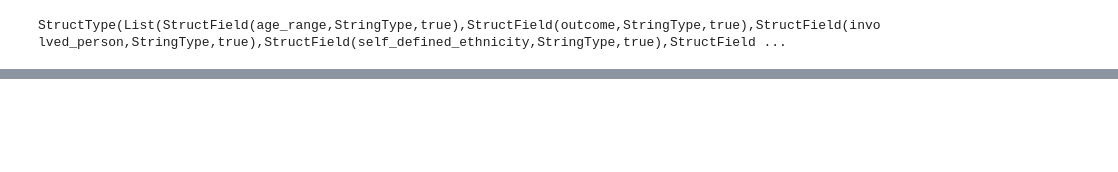
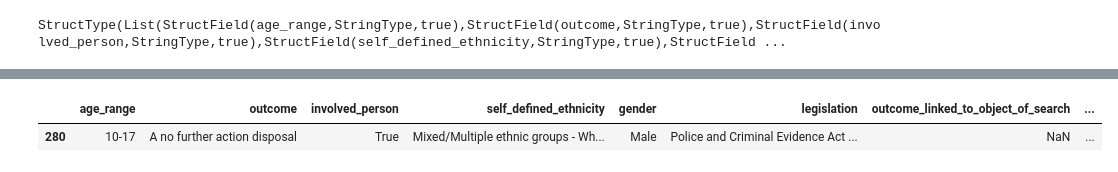
Before and after one commit to gerrykou/uk_crime_data, a Jupyter notebook: notebooks/search-force.ipynb, the cells around one changed output, grey strips where cells are left out. Cells and saved outputs as stored; diff of their text form; code cells hidden in the pictures; blank space fills up the shorter version.

```diff
--- a/notebooks/search-force.ipynb
+++ b/notebooks/search-force.ipynb
@@ -72,0 +94,6 @@ StructType(List(StructField(age_range,StringType,true),StructField(outcome,Strin
+# %%
+sample_df_sf_pd = df_sf_pd.sample()
+sample_df_sf_pd
+# %% [output]
+|  | age_range | outcome | involved_person | self_defined_ethnicity | gender | legislation | outcome_linked_to_object_of_search | ... |
+| 280 | 10-17 | A no further action disposal | True | Mixed/Multiple ethnic groups - Wh... | Male | Police and Criminal Evidence Act ... | NaN | ... |
```
Also changed, not shown: parts of 23 cells of this notebook, 4 other files.
